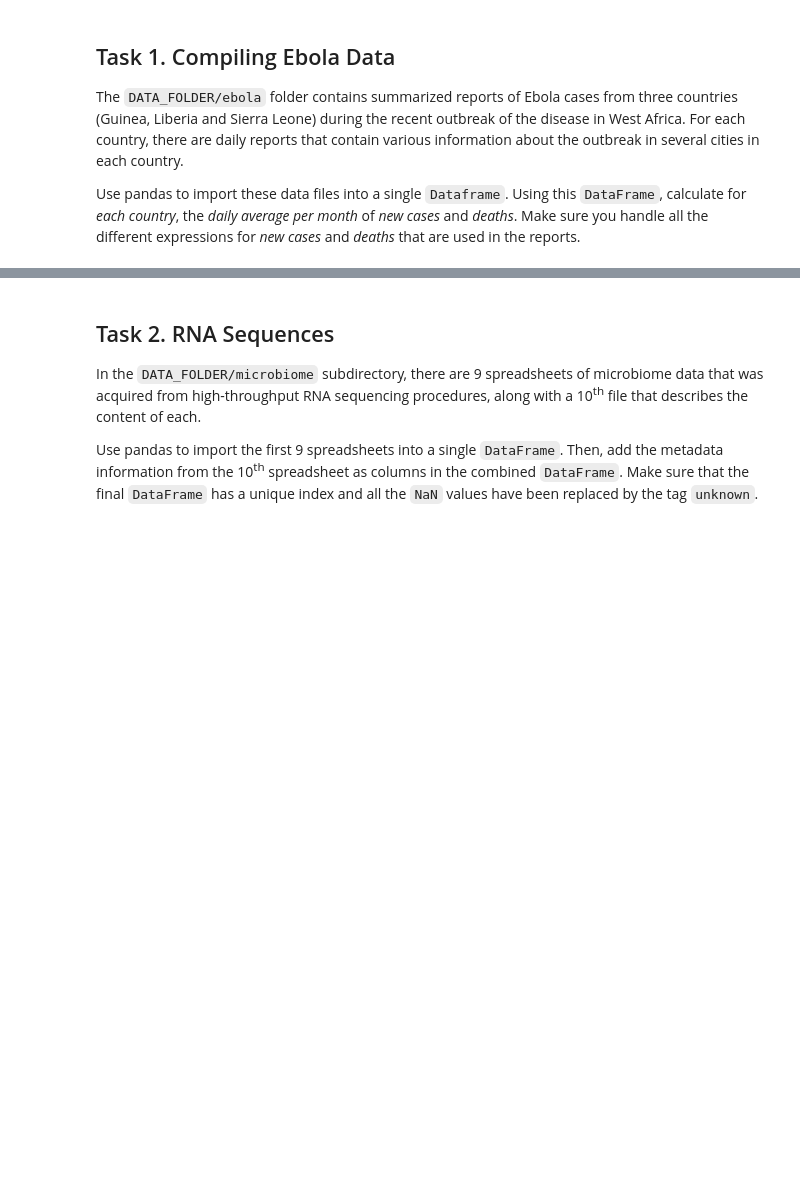
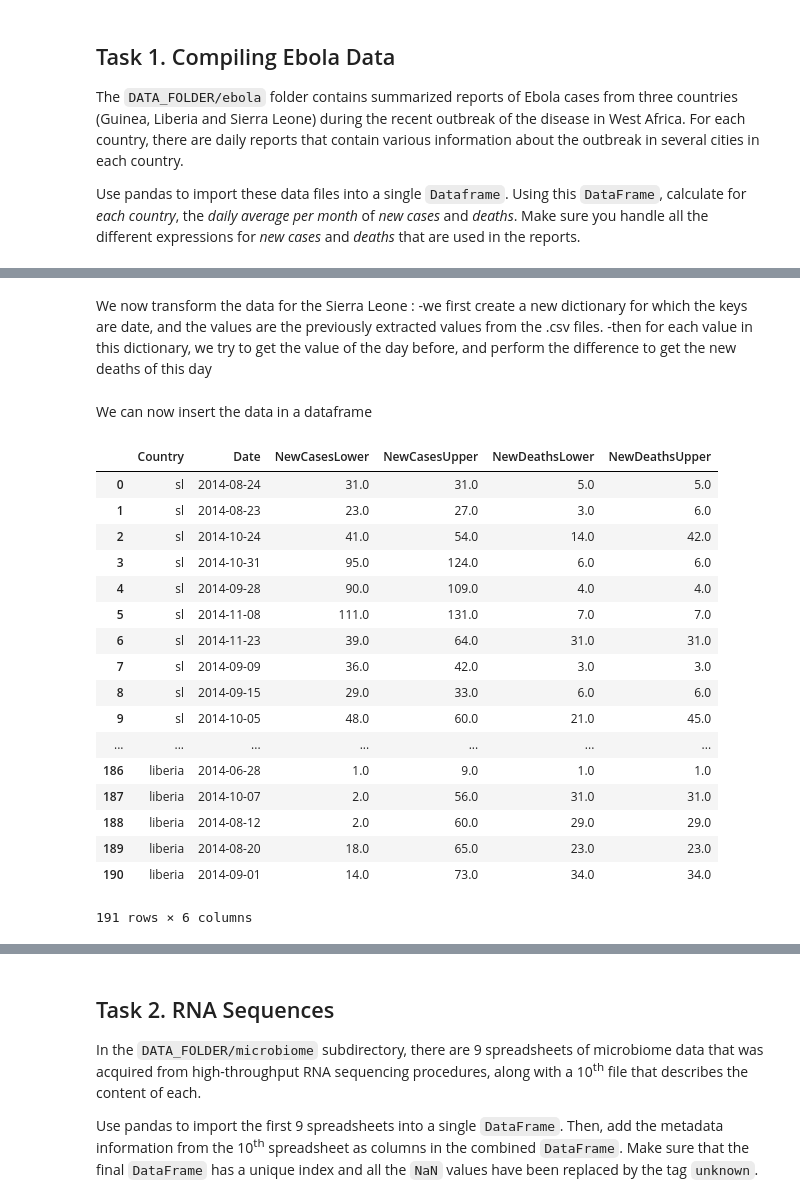
Before and after one commit to RadoslawDryzner/LeRepoDuGuerrier, a Jupyter notebook: Homework01/Homework 1.ipynb, the cells around one changed output, grey strips where cells are left out. Cells and saved outputs as stored; diff of their text form; code cells hidden in the pictures; blank space fills up the shorter version.

```diff
--- a/Homework01/Homework 1.ipynb
+++ b/Homework01/Homework 1.ipynb
@@ -52,18 +62,17 @@ get_row_guinea("guinea", "2014-08-04.csv")
 
 def get_row_liberia(country, file):
     date = file[:10]
-    raw = pd.read_csv(DATA_FOLDER + "/ebola/" + country + "_data/" + file)
+    raw = pd.read_csv(DATA_FOLDER + "/ebola/" + country + "_data/" + file).fillna(0)
     drop_col = range(3)
+    total_col = "National"
 
-
-
-    new_cases_lower = sum_row(raw[raw.Variable == "New case/s (confirmed)"], drop_col)
+    new_cases_lower = sum_row(raw[raw.Variable == "New case/s (confirmed)"], drop_col, total_col)
     list_cases_upper = (["New Case/s (Suspected)",
                         "New Case/s (Probable)",
                         "New case/s (confirmed)"])
-    new_cases_upper = sum_rows([raw[raw.Variable == row] for row in list_cases_upper], drop_col)
+    new_cases_upper = sum_rows([raw[raw.Variable == row] for row in list_cases_upper], drop_col, total_col)
 
-    new_deaths_lower = sum_row(raw[raw.Variable == "Newly reported deaths"], drop_col)
+    new_deaths_lower = sum_row(raw[raw.Variable == "Newly reported deaths"], drop_col, total_col)
     new_deaths_upper = new_deaths_lower
 
     return {'Country' : country, 'Date' : parse(date), 'NewCasesLower' : new_cases_lower, 'NewCasesUpper' : new_cases_upper, 'NewDeathsLower' : new_deaths_lower, 'NewDeathsUpper' : new_deaths_upper}
@@ -70,28 +81,31 @@ def get_row_liberia(country, file):
 # %%
 def get_row_sl(country, file):
     date = file[:10]
-    raw = pd.read_csv(DATA_FOLDER + "/ebola/" + country + "_data/" + file)
+    raw = pd.read_csv(DATA_FOLDER + "/ebola/" + country + "_data/" + file).fillna(0)
     drop_col = [0,1,-1]
+    total_col = "National"
 
-    new_cases_lower = sum_row(raw[raw.variable == "new_confirmed"], drop_col)
+    new_cases_lower = sum_row(raw[raw.variable == "new_confirmed"], drop_col, total_col)
     list_cases_upper = (["new_suspected",
                         "new_probable",
                         "new_confirmed"])
-    new_cases_upper = sum_rows([raw[raw.variable == row] for row in list_cases_upper], drop_col)
+    new_cases_upper = sum_rows([raw[raw.variable == row] for row in list_cases_upper], drop_col, total_col)
 
     list_death_upper = (["death_suspected",
                         "death_probable",
                         "death_confirmed"])
-    total_death_upper = sum_rows([raw[raw.variable == row] for row in list_death_upper], drop_col)
-    total_death_lower = sum_row(raw[raw.variable == "death_confirmed"], drop_col)
+    total_death_upper = sum_rows([raw[raw.variable == row] for row in list_death_upper], drop_col, total_col)
+    total_death_lower = sum_row(raw[raw.variable == "death_confirmed"], drop_col, total_col)
 
     return {'Country' : country, 'Date' : parse(date), 'NewCasesLower' : new_cases_lower, 'NewCasesUpper' : new_cases_upper, 'TotalDeathLower' : total_death_lower, 'TotalDeathUpper' : total_death_upper}
-
-get_row_sl("sl", "2014-08-12-v77.csv")
 # %%
 rows_guinea = [get_row_guinea("guinea", file) for file in get_files("guinea")]
 # %%
 rows_liberia = [get_row_liberia("liberia", file) for file in get_files("liberia")]
+# %% [markdown]
+We now transform the data for the Sierra Leone :
+-we first create a new dictionary for which the keys are date, and the values are the previously extracted values from the .csv files.
+-then for each value in this dictionary, we try to get the value of the day before, and perform the difference to get the new deaths of this day
 # %%
 rows_sl_total_deaths = [get_row_sl("sl", file) for file in get_files("sl")]
 dic_sl_total_deaths = {}
@@ -102,23 +116,46 @@ rows_sl = []
 for date, entry in dic_sl_total_deaths.items():
     date_before = date - datetime.timedelta(days=1)
     if date_before in dic_sl_total_deaths:
-        copy = dict(entry)
-        del copy['TotalDeathUpper']
-        del copy['TotalDeathLower']
 
-        copy['NewDeathsUpper'] = entry['TotalDeathUpper'] - dic_sl_total_deaths[date_before]['TotalDeathUpper']
-        copy['NewDeathsLower'] = entry['TotalDeathLower'] - dic_sl_total_deaths[date_before]['TotalDeathLower']
+        if entry['TotalDeathUpper'] != 0 and dic_sl_total_deaths[date_before]['TotalDeathUpper'] != 0 and entry['TotalDeathLower'] != 0 and dic_sl_total_deaths[date_before]['TotalDeathLower'] != 0:
+            copy = dict(entry)
+            del copy['TotalDeathUpper']
+            del copy['TotalDeathLower']
 
-        rows_sl.append(copy)
+            copy['NewDeathsUpper'] = entry['TotalDeathUpper'] - dic_sl_total_deaths[date_before]['TotalDeathUpper']
+            copy['NewDeathsLower'] = entry['TotalDeathLower'] - dic_sl_total_deaths[date_before]['TotalDeathLower']
+
+            rows_sl.append(copy)
+# %% [markdown]
+We can now insert the data in a dataframe
 # %%
 raw_dataframe = pd.DataFrame(columns=['Country', 'Date', 'NewCasesLower', 'NewCasesUpper', 'NewDeathsLower', 'NewDeathsUpper'])
-for row in rows_guinea, rows_sl:
+for row in rows_sl, rows_guinea:
     raw_dataframe = raw_dataframe.append(row, ignore_index = True)
 for row in rows_liberia:
     if row['Date'].month != 12: #December data is erroneous
         raw_dataframe = raw_dataframe.append(row, ignore_index = True)
 
 raw_dataframe
+# %% [output]
+|  | Country | Date | NewCasesLower | NewCasesUpper | NewDeathsLower | NewDeathsUpper |
+| 0 | sl | 2014-08-24 | 31.0 | 31.0 | 5.0 | 5.0 |
+| 1 | sl | 2014-08-23 | 23.0 | 27.0 | 3.0 | 6.0 |
+| 2 | sl | 2014-10-24 | 41.0 | 54.0 | 14.0 | 42.0 |
+| 3 | sl | 2014-10-31 | 95.0 | 124.0 | 6.0 | 6.0 |
+| 4 | sl | 2014-09-28 | 90.0 | 109.0 | 4.0 | 4.0 |
+| 5 | sl | 2014-11-08 | 111.0 | 131.0 | 7.0 | 7.0 |
+| 6 | sl | 2014-11-23 | 39.0 | 64.0 | 31.0 | 31.0 |
+| 7 | sl | 2014-09-09 | 36.0 | 42.0 | 3.0 | 3.0 |
+| 8 | sl | 2014-09-15 | 29.0 | 33.0 | 6.0 | 6.0 |
+| 9 | sl | 2014-10-05 | 48.0 | 60.0 | 21.0 | 45.0 |
+| ... | ... | ... | ... | ... | ... | ... |
+| 186 | liberia | 2014-06-28 | 1.0 | 9.0 | 1.0 | 1.0 |
+| 187 | liberia | 2014-10-07 | 2.0 | 56.0 | 31.0 | 31.0 |
+| 188 | liberia | 2014-08-12 | 2.0 | 60.0 | 29.0 | 29.0 |
+| 189 | liberia | 2014-08-20 | 18.0 | 65.0 | 23.0 | 23.0 |
+| 190 | liberia | 2014-09-01 | 14.0 | 73.0 | 34.0 | 34.0 |
+191 rows × 6 columns
 # %%
 dataframe = raw_dataframe.set_index(['Country', 'Date'])
 # %%
```
Also changed, not shown: parts of 8 cells of this notebook.
